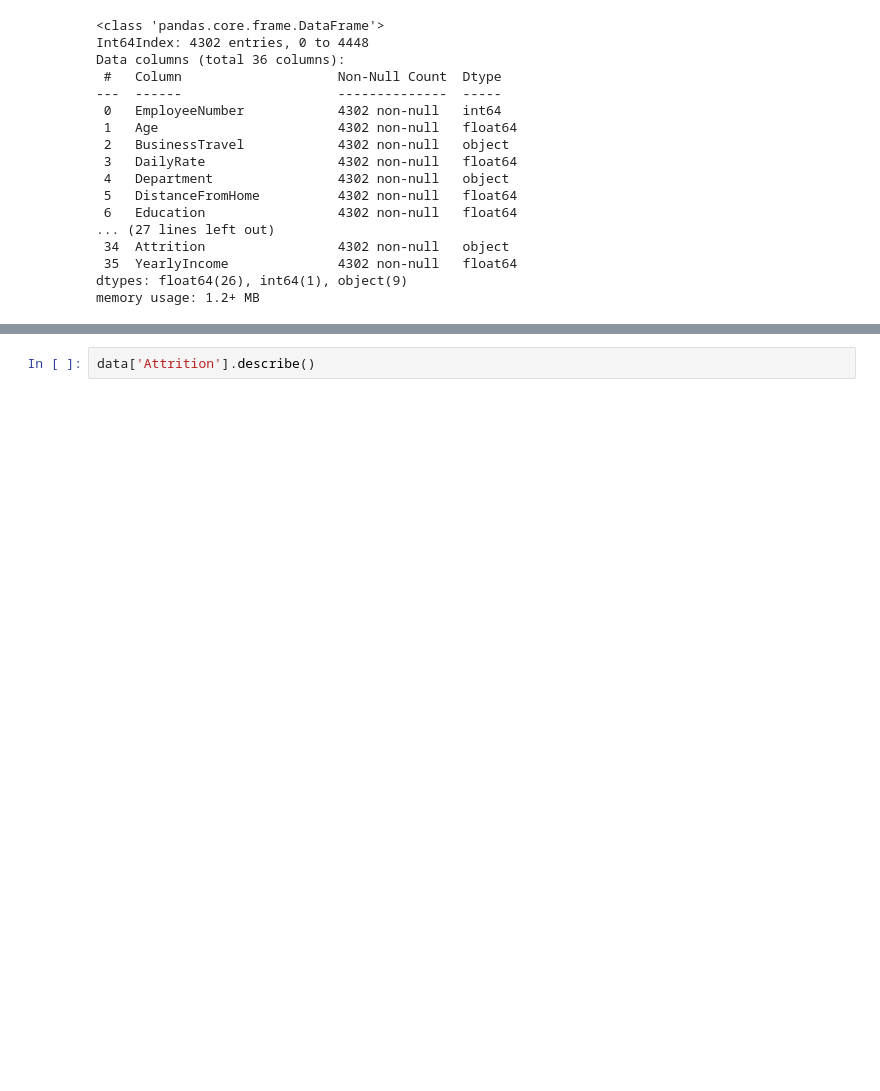
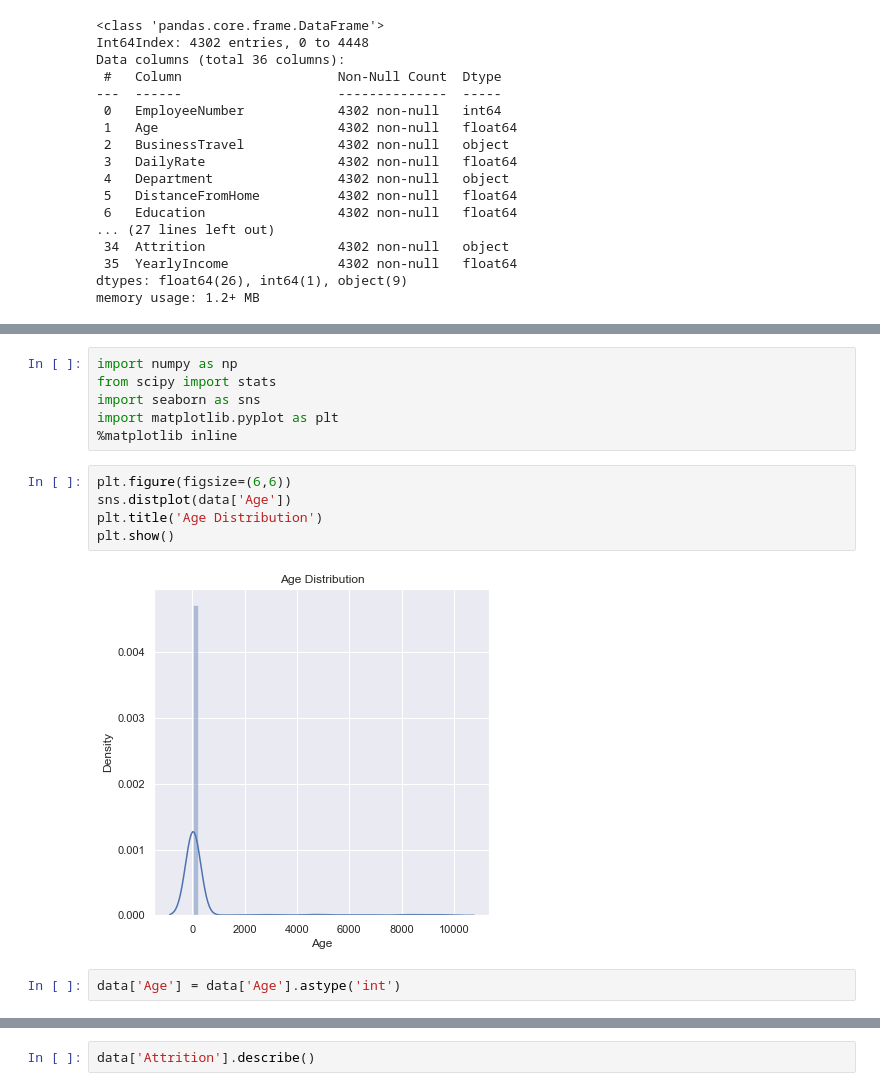
Before and after one commit to 19Adio85/Projekt_praktyczny_klasyfikacja, a Jupyter notebook: Klasyfikacja.ipynb, the cells around one changed output, grey strips where cells are left out. Drawn from its saved outputs; the diff is of its cells as text; blank space fills up the shorter version.

```diff
--- a/Klasyfikacja.ipynb
+++ b/Klasyfikacja.ipynb
@@ -163,0 +154,15 @@ import pandas_profili
+# %%
+import numpy as np
+from scipy import stats
+import seaborn as sns
+import matplotlib.pyplot as plt
+%matplotlib inline
+# %%
+plt.figure(figsize=(6,6))
+sns.distplot(data['Age'])
+plt.title('Age Distribution')
+plt.show()
+# %% [output]
+[figure, added]
+# %%
+data['Age'] = data['Age'].astype('int')
```
Also changed, not shown: parts of 9 cells of this notebook.
